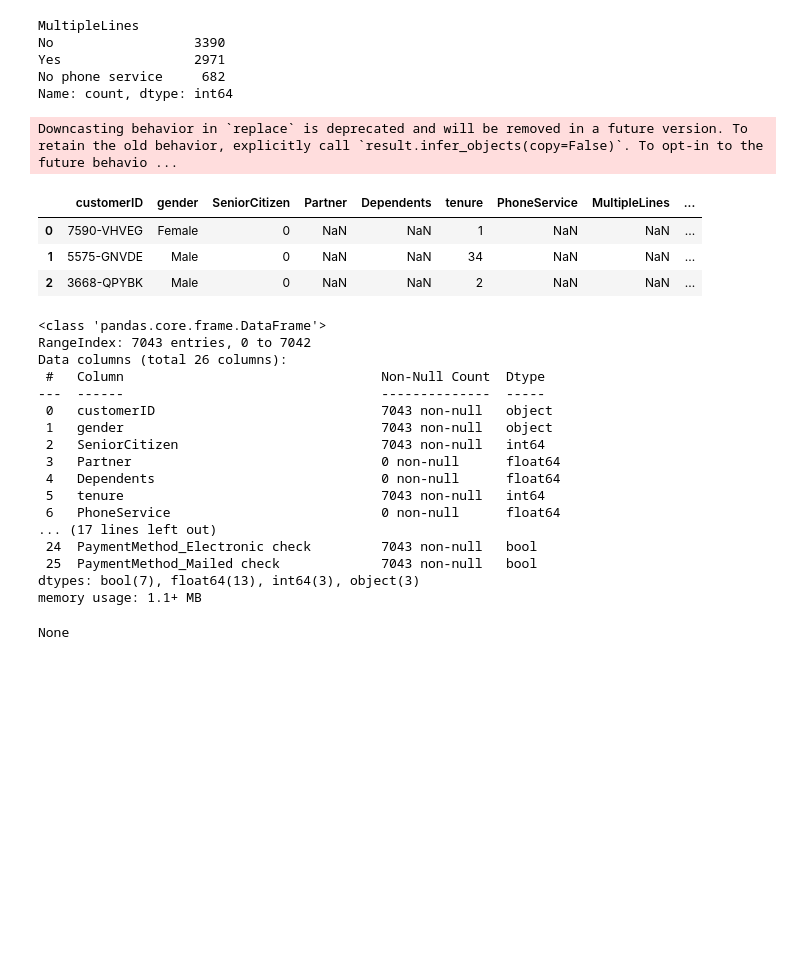
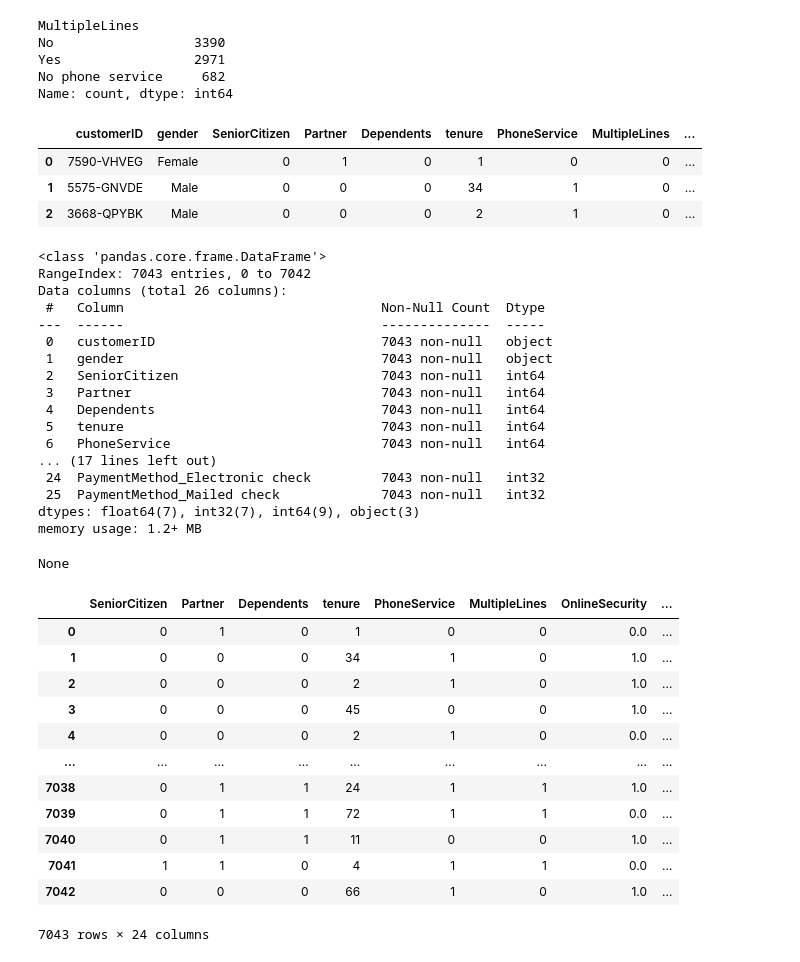
Before and after one commit to BOYSABIO/Machine-Learning-Roadmap, a Jupyter notebook: MACHINE_LEARNING/SUPERVISED_LEARNING/02_CLASSIFICATION/02_Logistic_Regression_practice.ipynb, the cells around one changed output. Saved outputs shown, nothing was run; the diff lists cells and outputs as text; code cells hidden in the pictures; blank space fills up the shorter version.

```diff
--- a/MACHINE_LEARNING/SUPERVISED_LEARNING/02_CLASSIFICATION/02_Logistic_Regression_practice.ipynb
+++ b/MACHINE_LEARNING/SUPERVISED_LEARNING/02_CLASSIFICATION/02_Logistic_Regression_practice.ipynb
@@ -18,6 +18,7 @@ from sklearn.metrics import accuracy_score, classification_report, roc_auc_score
 from statsmodels.api import OLS, add_constant
 import matplotlib.pyplot as plt
 import seaborn as sns
+pd.set_option('display.max_columns', None)
 # %% [markdown]
 ### Import data
 # %%
@@ -60,11 +69,11 @@ Yes                 2971
 No phone service     682
 Name: count, dtype: int64
 # %%
-data["is_male"] = data['gender'].replace({"Female": 0, "Male": 1}) #Convert to binary
+data["is_male"] = data['gender'].map({"Female": 0, "Male": 1}) #Convert to binary
 data['Partner'] = data['Partner'].map({'Yes':1, 'No':0}) #Convert to 0/1 for partner
 data['Dependents'] = data['Dependents'].map({'Yes':1, 'No':0}) #Convert to 0/1 for dependents
 data['PhoneService'] = data['PhoneService'].map({'Yes':1, 'No':0})
-data['MultipleLines'] = data['MultipleLines'].map({'Yes':1, 'No':0})
+data['MultipleLines'] = data['MultipleLines'].map({'Yes':1, 'No':0, 'No phone service':0})
 data['OnlineSecurity'] = data['OnlineSecurity'].map({'Yes':1, 'No':0})
 data['OnlineBackup'] = data['OnlineBackup'].map({'Yes':1, 'No':0})
 data['DeviceProtection'] = data['DeviceProtection'].map({'Yes':1, 'No':0})
@@ -72,32 +81,49 @@ data['TechSupport'] = data['TechSupport'].map({'Yes':1, 'No':0})
 data['StreamingTV'] = data['StreamingTV'].map({'Yes':1, 'No':0})
 data['StreamingMovies'] = data['StreamingMovies'].map({'Yes':1, 'No':0})
 data['PaperlessBilling'] = data['PaperlessBilling'].map({'Yes':1, 'No':0})
-data['Churn'] = data['Churn'].map({'yes':1, 'no':0})
+data['Churn'] = data['Churn'].map({'Yes':1, 'No':0})
 
-df_cleaned = pd.get_dummies(data, columns=['InternetService', 'Contract', 'PaymentMethod'], drop_first=True)
+df_cleaned = pd.get_dummies(data, columns=['InternetService', 'Contract', 'PaymentMethod'], drop_first=True, dtype=int)
 display(df_cleaned.head(3))
 display(df_cleaned.info())
 # %% [output]
+|  | customerID | gender | SeniorCitizen | Partner | Dependents | tenure | PhoneService | MultipleLines | ... |
+| 0 | 7590-VHVEG | Female | 0 | 1 | 0 | 1 | 0 | 0 | ... |
+| 1 | 5575-GNVDE | Male | 0 | 0 | 0 | 34 | 1 | 0 | ... |
+| 2 | 3668-QPYBK | Male | 0 | 0 | 0 | 2 | 1 | 0 | ... |
-Downcasting behavior in `replace` is deprecated and will be removed in a future version. To retain the old behavior, explicitly call `result.infer_objects(copy=False)`. To opt-in to the future behavio ...
+<class 'pandas.core.frame.DataFrame'>
+RangeIndex: 7043 entries, 0 to 7042
+Data columns (total 26 columns):
+ #   Column                                 Non-Null Count  Dtype
+---  ------                                 --------------  -----
+ 0   customerID                             7043 non-null   object
+ 1   gender                                 7043 non-null   object
+ 2   SeniorCitizen                          7043 non-null   int64
+ 3   Partner                                7043 non-null   int64
+ 4   Dependents                             7043 non-null   int64
+ 5   tenure                                 7043 non-null   int64
+ 6   PhoneService                           7043 non-null   int64
+... (17 lines left out)
+ 24  PaymentMethod_Electronic check         7043 non-null   int32
+ 25  PaymentMethod_Mailed check             7043 non-null   int32
+dtypes: float64(7), int32(7), int64(9), object(3)
+memory usage: 1.2+ MB
-|  | customerID | gender | SeniorCitizen | Partner | Dependents | tenure | PhoneService | MultipleLines | ... |
-| 0 | 7590-VHVEG | Female | 0 | NaN | NaN | 1 | NaN | NaN | ... |
-| 1 | 5575-GNVDE | Male | 0 | NaN | NaN | 34 | NaN | NaN | ... |
-| 2 | 3668-QPYBK | Male | 0 | NaN | NaN | 2 | NaN | NaN | ... |
-<class 'pandas.core.frame.DataFrame'>
-RangeIndex: 7043 entries, 0 to 7042
-Data columns (total 26 columns):
- #   Column                                 Non-Null Count  Dtype
----  ------                                 --------------  -----
- 0   customerID                             7043 non-null   object
- 1   gender                                 7043 non-null   object
- 2   SeniorCitizen                          7043 non-null   int64
- 3   Partner                                0 non-null      float64
- 4   Dependents                             0 non-null      float64
- 5   tenure                                 7043 non-null   int64
- 6   PhoneService                           0 non-null      float64
-... (17 lines left out)
- 24  PaymentMethod_Electronic check         7043 non-null   bool
- 25  PaymentMethod_Mailed check             7043 non-null   bool
-dtypes: bool(7), float64(13), int64(3), object(3)
-memory usage: 1.1+ MB
+None
-None
+# %%
+new_df = df_cleaned.copy()
+df = new_df.drop(columns=['gender', 'customerID'])
+df
+# %% [output]
+|  | SeniorCitizen | Partner | Dependents | tenure | PhoneService | MultipleLines | OnlineSecurity | ... |
+| 0 | 0 | 1 | 0 | 1 | 0 | 0 | 0.0 | ... |
+| 1 | 0 | 0 | 0 | 34 | 1 | 0 | 1.0 | ... |
+| 2 | 0 | 0 | 0 | 2 | 1 | 0 | 1.0 | ... |
+| 3 | 0 | 0 | 0 | 45 | 0 | 0 | 1.0 | ... |
+| 4 | 0 | 0 | 0 | 2 | 1 | 0 | 0.0 | ... |
+| ... | ... | ... | ... | ... | ... | ... | ... | ... |
+| 7038 | 0 | 1 | 1 | 24 | 1 | 1 | 1.0 | ... |
+| 7039 | 0 | 1 | 1 | 72 | 1 | 1 | 0.0 | ... |
+| 7040 | 0 | 1 | 1 | 11 | 0 | 0 | 1.0 | ... |
+| 7041 | 1 | 1 | 0 | 4 | 1 | 1 | 0.0 | ... |
+| 7042 | 0 | 0 | 0 | 66 | 1 | 0 | 1.0 | ... |
+7043 rows × 24 columns
```
Also changed, not shown: parts of 8 cells of this notebook.
